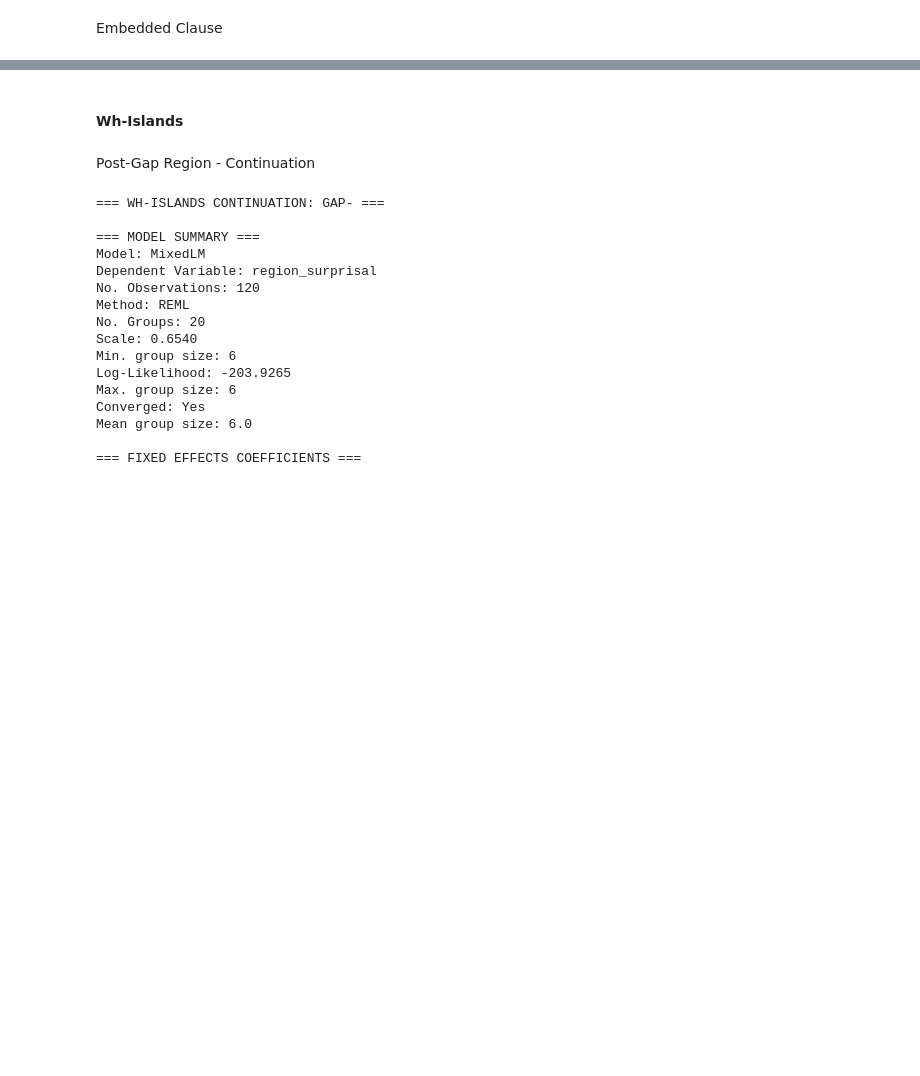
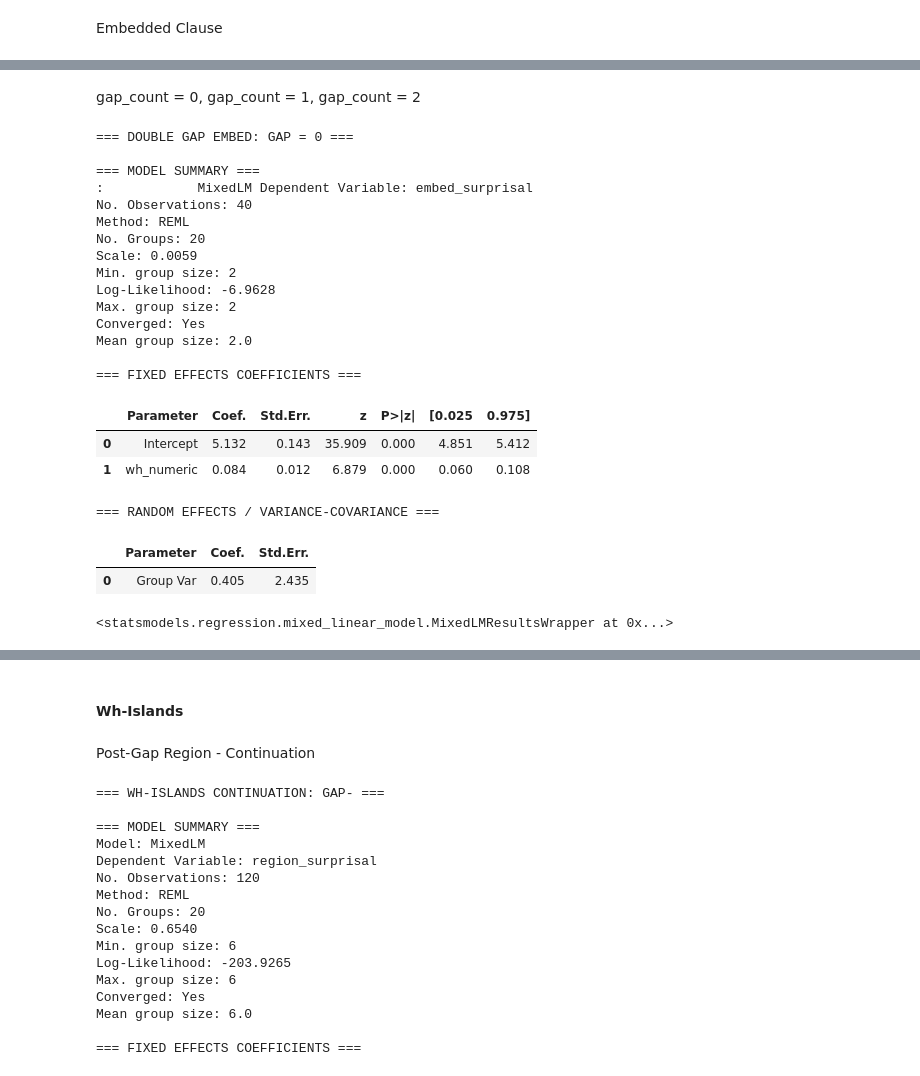
Before and after one commit to um-cap-lab/EMNLP-2025-submission, a Jupyter notebook: flip_test&division_by_grammaticality_gpt2_100M.ipynb, the cells around one changed output, grey strips where cells are left out. Cells and saved outputs as stored; diff of their text form; code cells hidden in the pictures; blank space fills up the shorter version.

```diff
--- a/flip_test&division_by_grammaticality_gpt2_100M.ipynb
+++ b/flip_test&division_by_grammaticality_gpt2_100M.ipynb
@@ -895,6 +895,21 @@ Mean group size: 16.0
 #### Double Gaps
 # %%
 sentence_df = pd.read_csv('test_sentences/Double Gaps.csv')
+# %%
+def assign_grammaticality_double_gaps(row):
+    ''' Determines grammaticality based on licensor and gap values for the double gap construction.'''
+    if row['filler'] == 1 and row['gap_count'] == 1:
+        return 'gram+'
+    elif row['filler'] == 0 and row['gap_count'] == 0:
+        return 'gram+'
+    elif row['filler'] == 1 and row['gap_count'] == 0:
+        return 'gram-'
+    elif row['filler'] == 0 and row['gap_count'] == 1:
+        return 'gram-'
+    elif row['filler'] == 0 and row['gap_count'] == 2:
+        return 'gram-'
+    elif row['filler'] == 1 and row['gap_count'] == 2:
+        return 'gram-'
 # %%
 sentence_df[['modifier', 'end']] = sentence_df['modifier'].apply(split_ends)
 sentence_df = encode_wh_licensor(sentence_df)
@@ -902,4 +917,5 @@ sentence_df['gap_numeric'] = sentence_df['gap'].replace(0, -1)
 syntactic_parts = ['prefix', 'licensor', 'subj', 'verb', 'object', 'modifier']
 sentence_df['sentence'] = sentence_df.apply(lambda x: merge_sentence(x, syntactic_parts), axis = 1)
 sentence_df['surprisals'] = sentence_df['sentence'].apply(calculate_surprisal)
-sentence_df['grammaticality'] = sentence_df.apply(assign_grammaticality, axis = 1)
+sentence_df['gap_count'] = sentence_df['subject_gap'] + sentence_df['object_gap']
+sentence_df['grammaticality'] = sentence_df.apply(assign_grammaticality_double_gaps, axis = 1)
@@ -908,3 +921,0 @@ Post Gap Region - Modifier
-# %%
-#sentence_df['region_surprisal'] = sentence_df.apply(lambda x: sum_region_surprisal(x, ['modifier']), axis = 1)
-sentence_df['region_surprisal'] = sentence_df.apply(lambda x: sum_region_surprisal(x, ['modifier'], 'object'), axis = 1)
@@ -1435,0 +927,32 @@ Mean group size: 6.0
+# %% [markdown]
+gap_count = 0,
+gap_count = 1,
+gap_count = 2
+# %%
+# flip test: gap = 0
+gap_0 = sentence_df[sentence_df['gap_count'] == 0]
+iv_list = ['wh_numeric']
+mixed_effects_linear_regression(gap_0, iv_list, 'embed_surprisal', 'double gap embed: gap = 0')
+# %% [output]
+=== DOUBLE GAP EMBED: GAP = 0 ===
+
+=== MODEL SUMMARY ===
+:            MixedLM Dependent Variable: embed_surprisal
+No. Observations: 40
+Method: REML
+No. Groups: 20
+Scale: 0.0059
+Min. group size: 2
+Log-Likelihood: -6.9628
+Max. group size: 2
+Converged: Yes
+Mean group size: 2.0
+
+=== FIXED EFFECTS COEFFICIENTS ===
+|  | Parameter | Coef. | Std.Err. | z | P>|z| | [0.025 | 0.975] |
+| 0 | Intercept | 5.132 | 0.143 | 35.909 | 0.000 | 4.851 | 5.412 |
+| 1 | wh_numeric | 0.084 | 0.012 | 6.879 | 0.000 | 0.060 | 0.108 |
+=== RANDOM EFFECTS / VARIANCE-COVARIANCE ===
+|  | Parameter | Coef. | Std.Err. |
+| 0 | Group Var | 0.405 | 2.435 |
+<statsmodels.regression.mixed_linear_model.MixedLMResultsWrapper at 0x...>
```
Also changed, not shown: parts of 30 cells of this notebook, 2 other files.
